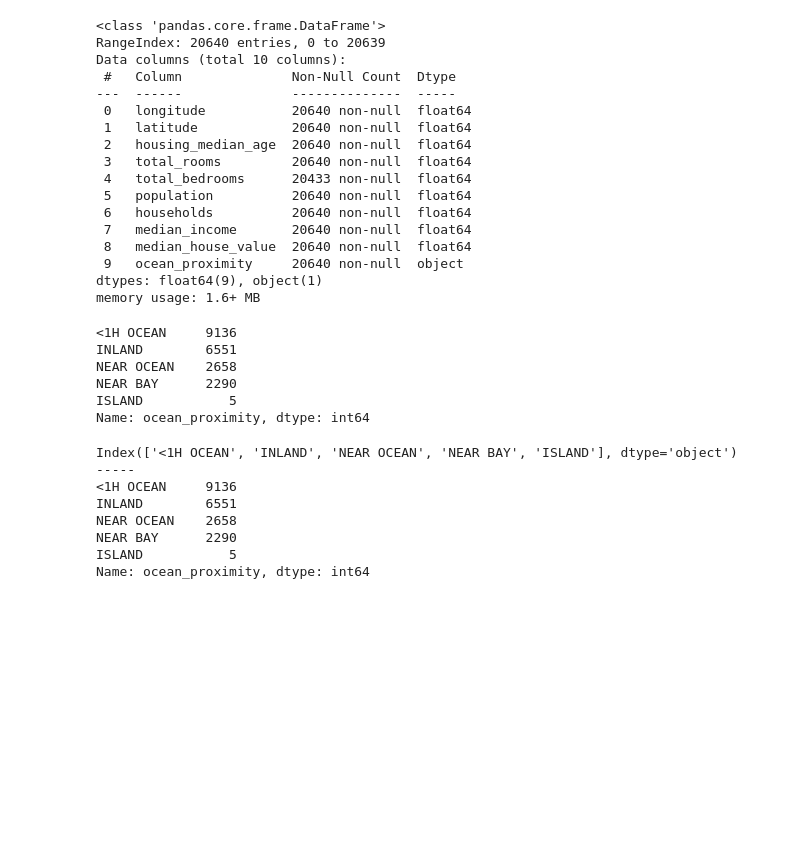
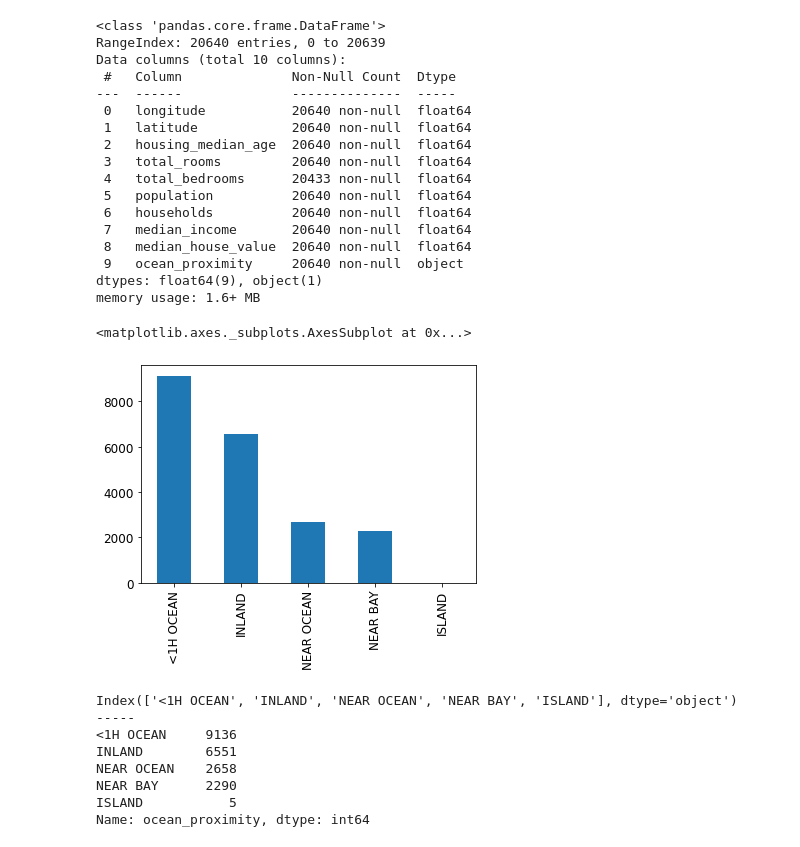
Before and after one commit to MLStudy24freecafe/Code, a Jupyter notebook: Chapter_02_Exercise.ipynb, the cells around one changed output. Saved outputs shown, nothing was run; the diff lists cells and outputs as text; code cells hidden in the pictures; blank space fills up the shorter version.

```diff
--- a/Chapter_02_Exercise.ipynb
+++ b/Chapter_02_Exercise.ipynb
@@ -135,16 +139,12 @@ Data columns (total 10 columns):
 dtypes: float64(9), object(1)
 memory usage: 1.6+ MB
 # %%
-housing["ocean_proximity"].value_counts()
+housing["ocean_proximity"].value_counts().plot(kind='bar')
 
 # ["ocean_proximity"] 의 값들을 각각 count
 # %% [output]
-<1H OCEAN     9136
-INLAND        6551
-NEAR OCEAN    2658
-NEAR BAY      2290
-ISLAND           5
-Name: ocean_proximity, dtype: int64
+<matplotlib.axes._subplots.AxesSubplot at 0x...>
+[figure, added]
 # %%
 print(housing["ocean_proximity"].value_counts().index)
 print('-'*len(housing['ocean_proximity'].value_counts().index))
```
Also changed, not shown: parts of 23 cells of this notebook.
